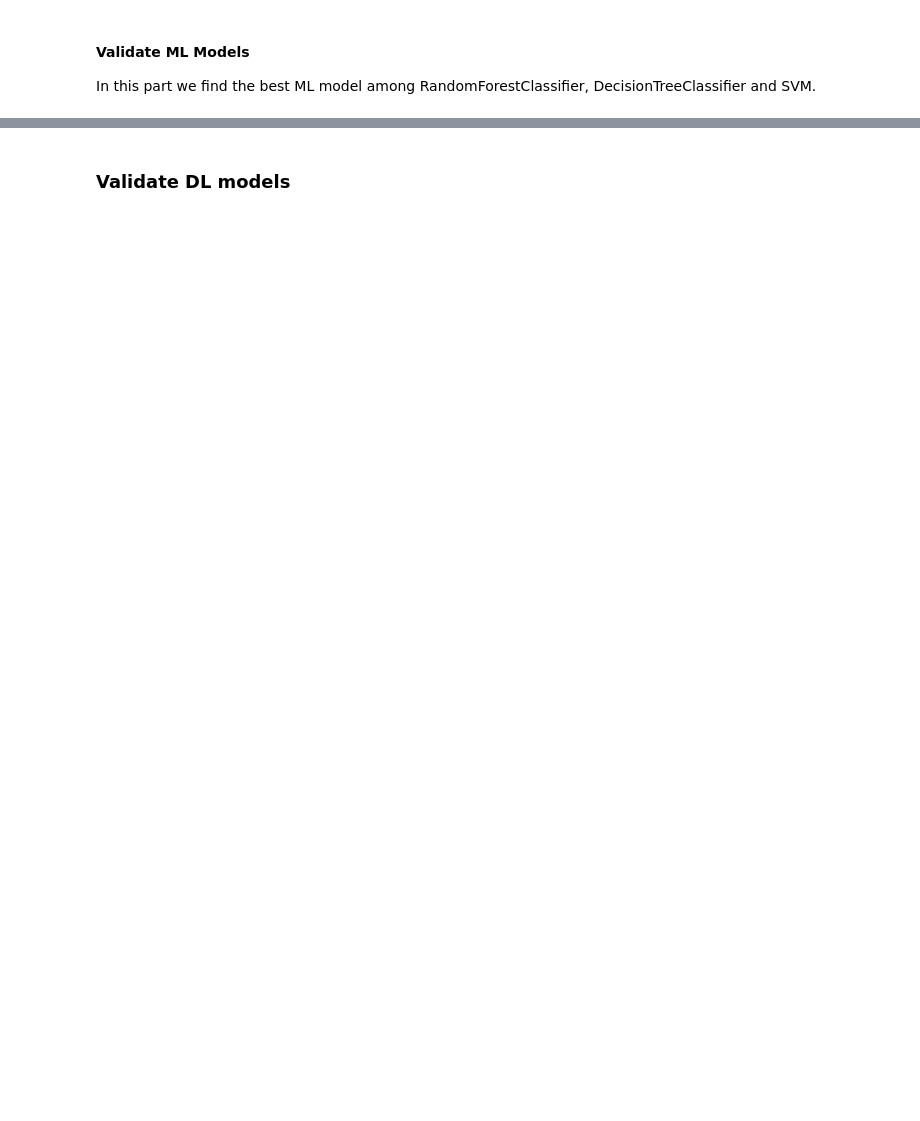
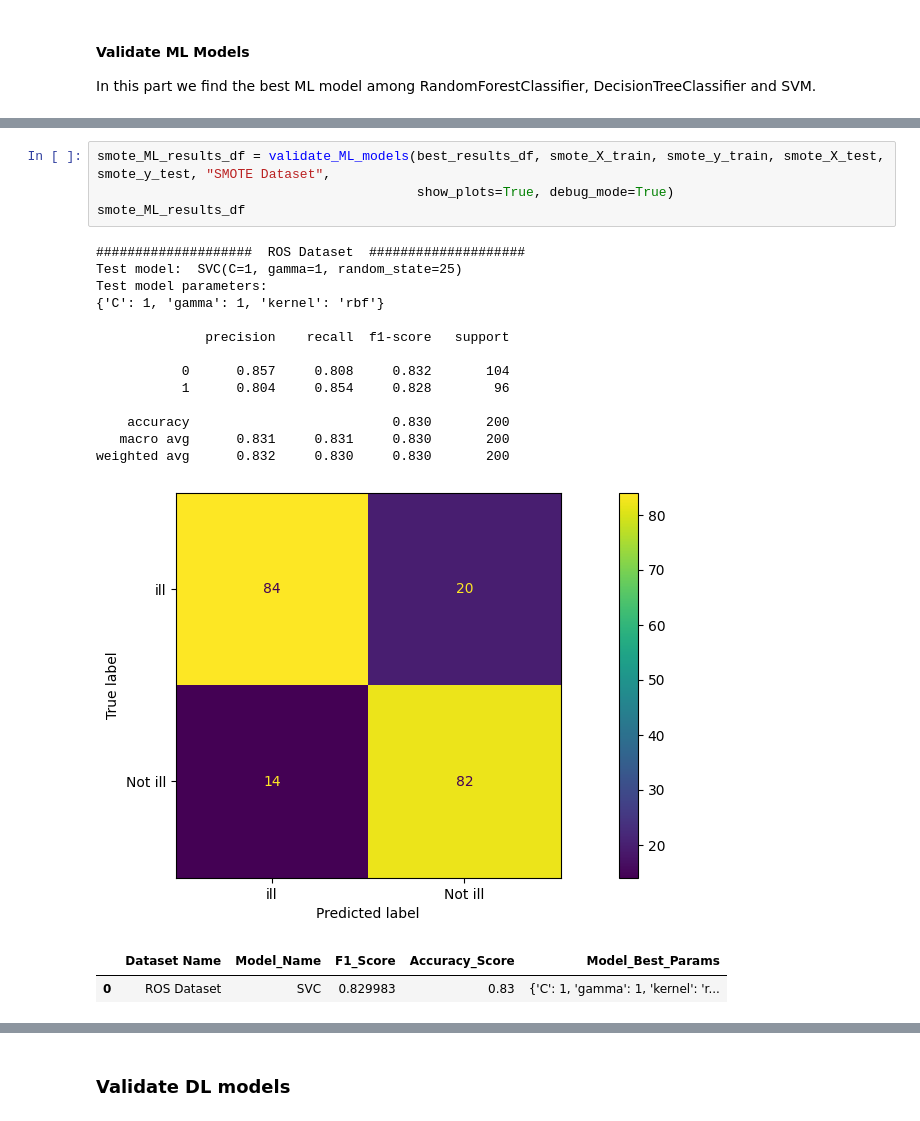
Before and after one commit to denysgerasymuk799/UCU_AI_Course_Project, a Jupyter notebook: 02_Diabet_Prediction_Models.ipynb, the cells around one changed output, grey strips where cells are left out. Cells and saved outputs as stored; diff of their text form; blank space fills up the shorter version.

```diff
--- a/02_Diabet_Prediction_Models.ipynb
+++ b/02_Diabet_Prediction_Models.ipynb
@@ -356,0 +414,21 @@ balanced_ML_results_df
+# %%
+smote_ML_results_df = validate_ML_models(best_results_df, smote_X_train, smote_y_train, smote_X_test, smote_y_test, "SMOTE Dataset",
+                                         show_plots=True, debug_mode=True)
+smote_ML_results_df
+# %% [output]
+####################  ROS Dataset  ####################
+Test model:  SVC(C=1, gamma=1, random_state=25)
+Test model parameters:
+{'C': 1, 'gamma': 1, 'kernel': 'rbf'}
+
+              precision    recall  f1-score   support
+
+           0      0.857     0.808     0.832       104
+           1      0.804     0.854     0.828        96
+
+    accuracy                          0.830       200
+   macro avg      0.831     0.831     0.830       200
+weighted avg      0.832     0.830     0.830       200
+[figure, added]
+|  | Dataset Name | Model_Name | F1_Score | Accuracy_Score | Model_Best_Params |
+| 0 | ROS Dataset | SVC | 0.829983 | 0.83 | {'C': 1, 'gamma': 1, 'kernel': 'r... |
```
Also changed, not shown: parts of 18 cells of this notebook.
